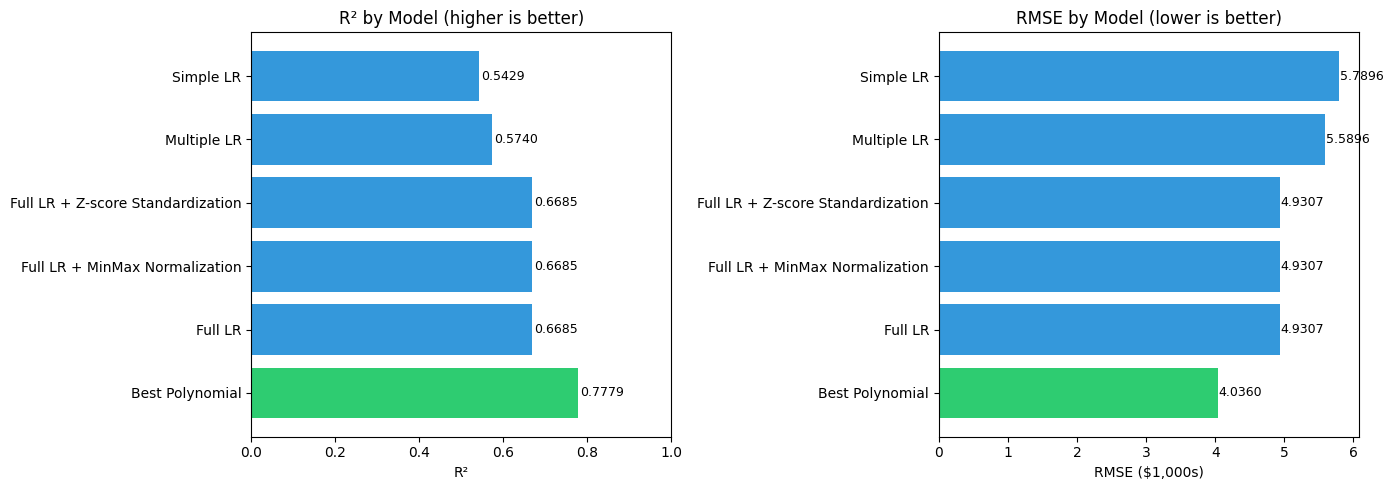
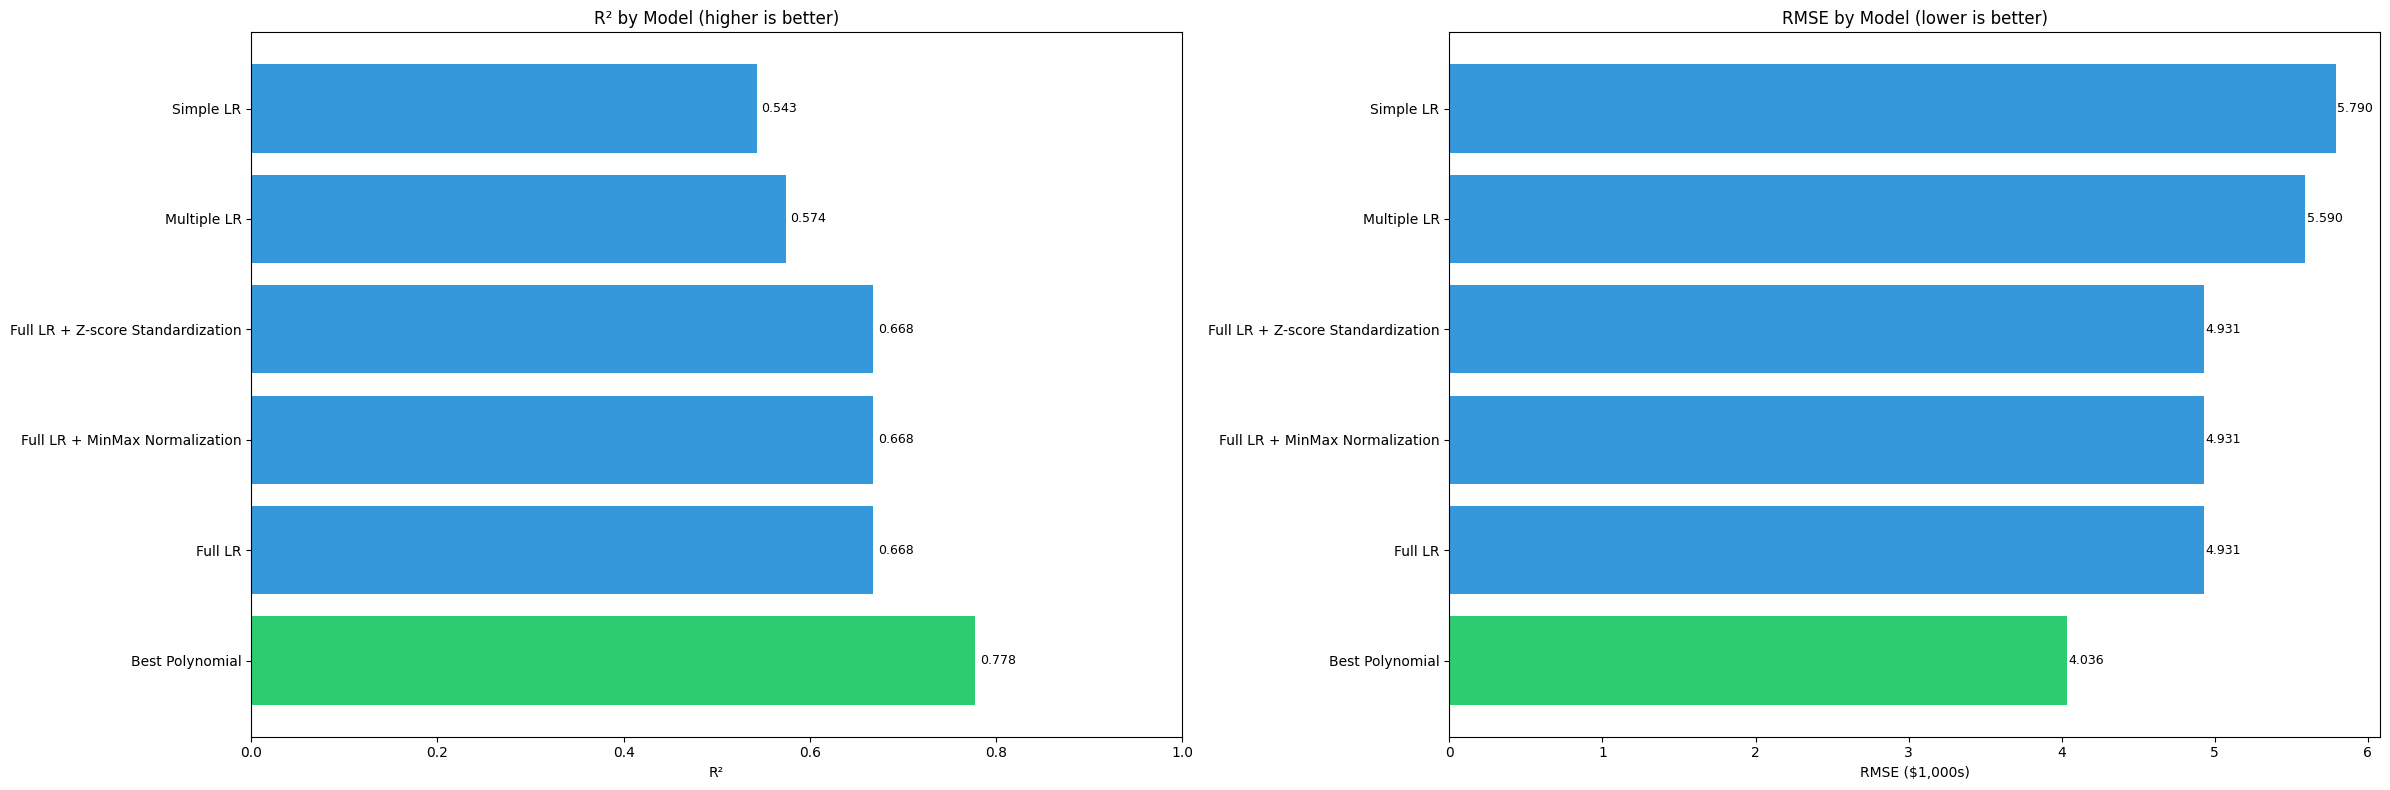
Unified diff of the notebook cell whose output changed from the first chart to the second:
--- before
+++ after
@@ -1,3 +1,3 @@
-fig, axes = plt.subplots(1, 2, figsize=(14, 5))
+fig, axes = plt.subplots(1, 2, figsize=(24, 8))
 
 colors = ['#2ecc71' if i == 0 else '#3498db' for i in range(len(summary))]
@@ -9,5 +9,5 @@
 axes[0].set_xlim(0, 1)
 for i, v in enumerate(summary['R²']):
-    axes[0].text(v + 0.005, i, f'{v:.4f}', va='center', fontsize=9)
+    axes[0].text(v + 0.005, i, f'{v:.3f}', va='center', fontsize=9)
 
 axes[1].barh(labels, summary['RMSE'], color=colors)
@@ -15,5 +15,5 @@
 axes[1].set_title('RMSE by Model (lower is better)')
 for i, v in enumerate(summary['RMSE']):
-    axes[1].text(v + 0.01, i, f'{v:.4f}', va='center', fontsize=9)
+    axes[1].text(v + 0.01, i, f'{v:.3f}', va='center', fontsize=9)
 
 plt.tight_layout()

Commit: New notebook added for Exercise 3 on overfitting and regularization, along with updates to the previous exercises and the dataset.